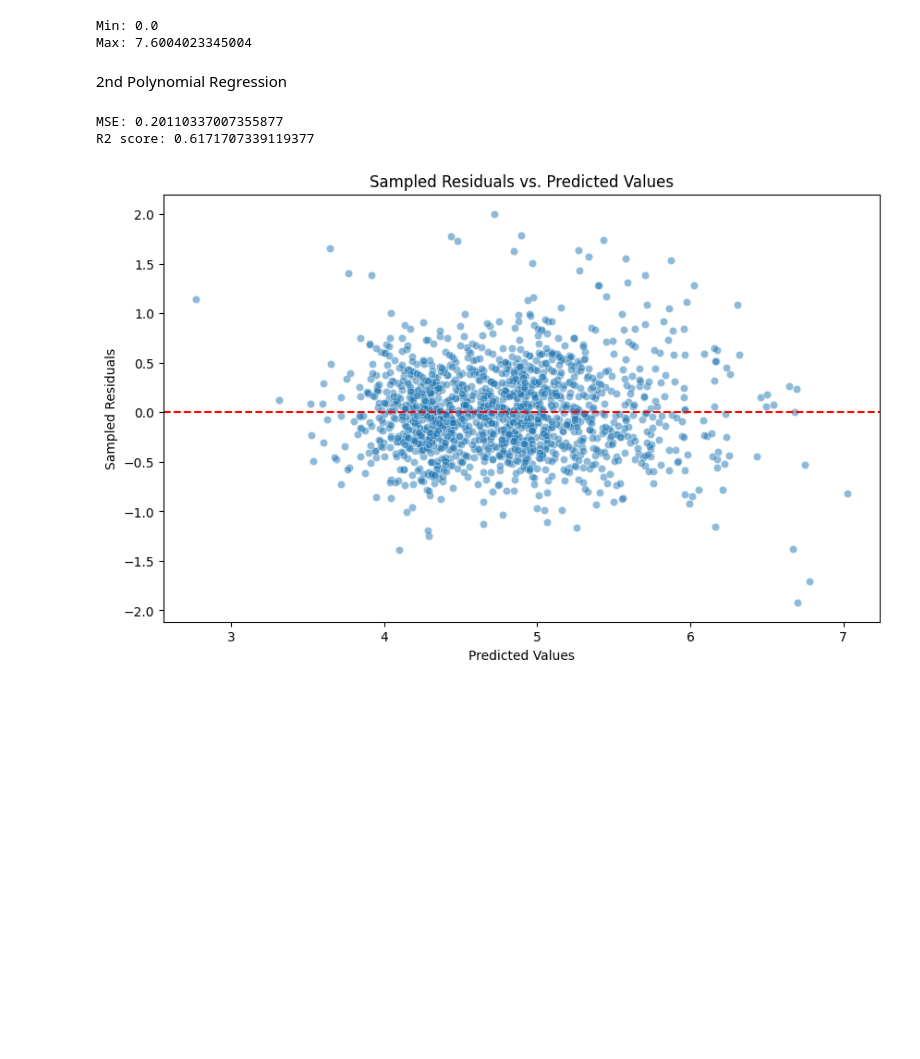
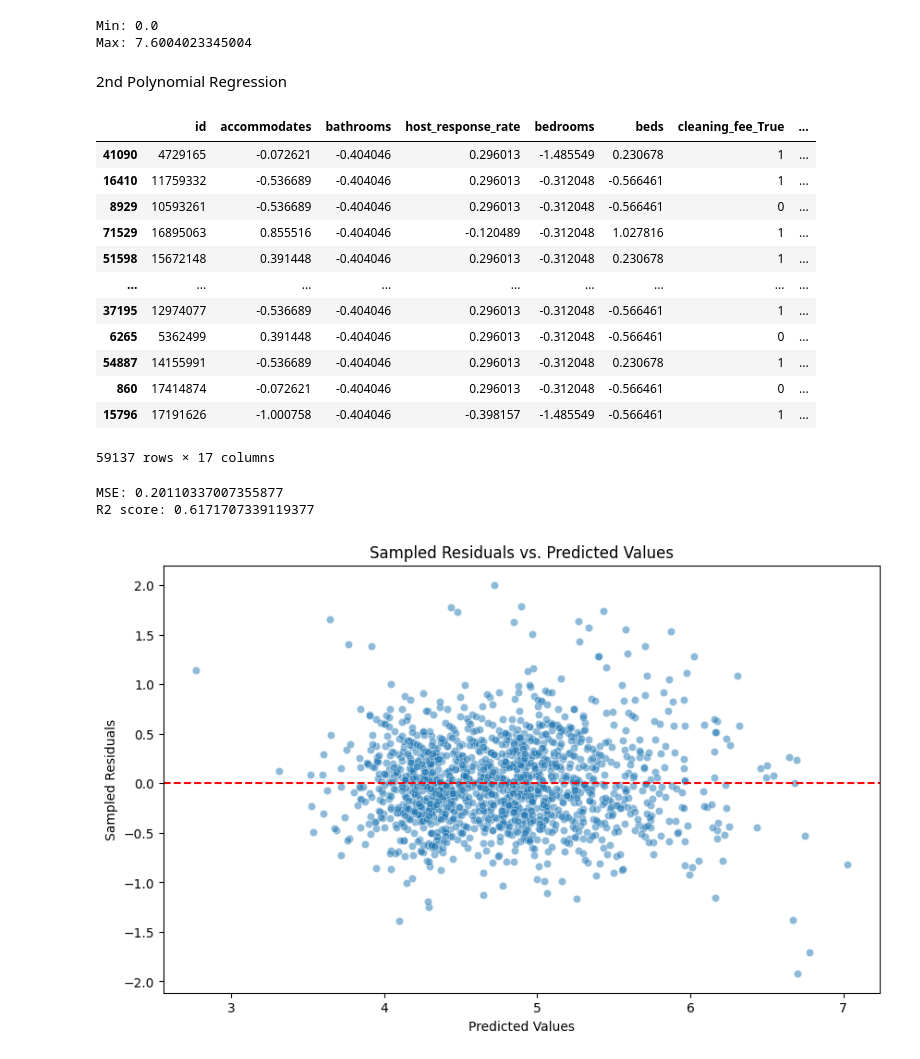
Before and after one commit to CSE151A-Project/151A-project, a Jupyter notebook: Milestone3.ipynb, the cells around one changed output. Saved outputs shown, nothing was run; the diff lists cells and outputs as text; code cells hidden in the pictures; blank space fills up the shorter version.

```diff
--- a/Milestone3.ipynb
+++ b/Milestone3.ipynb
@@ -156,10 +156,26 @@ from sklearn.metrics import r2_score
 import plotly.graph_objects as go
 import plotly.express as px
 # %%
-features = [col for col in df.columns if col != 'log_price' and df[col].dtype in ['int64', 'float64']]
+features = [col for col in df.columns if col != 'log_price']
 X = df[features]
 # %%
 X_train, X_test, y_train, y_test = train_test_split(X, y, test_size=0.2, random_state=42)
+# %%
+X_train
+# %% [output]
+|  | id | accommodates | bathrooms | host_response_rate | bedrooms | beds | cleaning_fee_True | ... |
+| 41090 | 4729165 | -0.072621 | -0.404046 | 0.296013 | -1.485549 | 0.230678 | 1 | ... |
+| 16410 | 11759332 | -0.536689 | -0.404046 | 0.296013 | -0.312048 | -0.566461 | 1 | ... |
+| 8929 | 10593261 | -0.536689 | -0.404046 | 0.296013 | -0.312048 | -0.566461 | 0 | ... |
+| 71529 | 16895063 | 0.855516 | -0.404046 | -0.120489 | -0.312048 | 1.027816 | 1 | ... |
+| 51598 | 15672148 | 0.391448 | -0.404046 | 0.296013 | -0.312048 | 0.230678 | 1 | ... |
+| ... | ... | ... | ... | ... | ... | ... | ... | ... |
+| 37195 | 12974077 | -0.536689 | -0.404046 | 0.296013 | -0.312048 | -0.566461 | 1 | ... |
+| 6265 | 5362499 | 0.391448 | -0.404046 | 0.296013 | -0.312048 | -0.566461 | 0 | ... |
+| 54887 | 14155991 | -0.536689 | -0.404046 | 0.296013 | -0.312048 | 0.230678 | 1 | ... |
+| 860 | 17414874 | -0.072621 | -0.404046 | 0.296013 | -0.312048 | -0.566461 | 0 | ... |
+| 15796 | 17191626 | -1.000758 | -0.404046 | -0.398157 | -1.485549 | -0.566461 | 1 | ... |
+59137 rows × 17 columns
 # %%
 # Plot the truth vs prediction
 def plot_truth_vs_pred(df_plot,degree):
```
Also changed, not shown: 1 other file.
